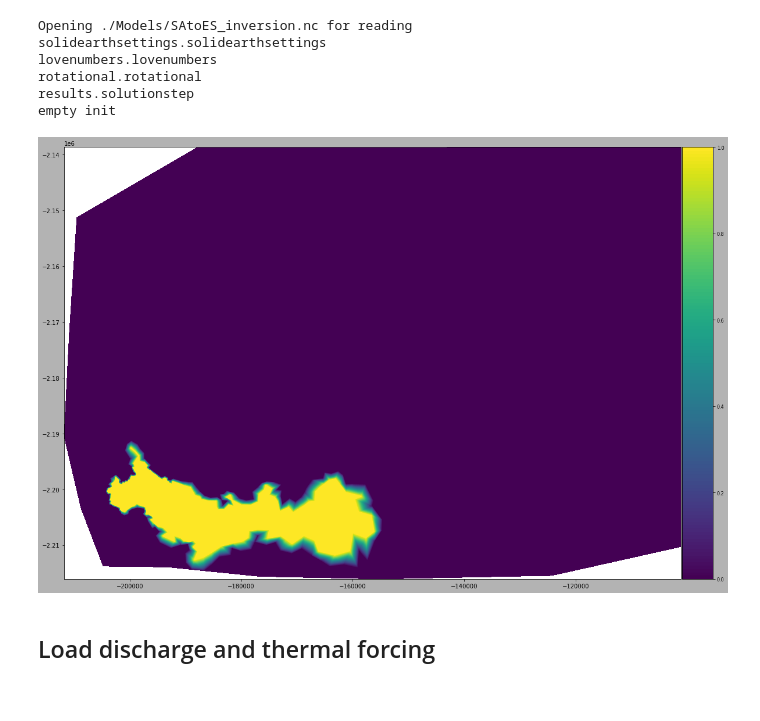
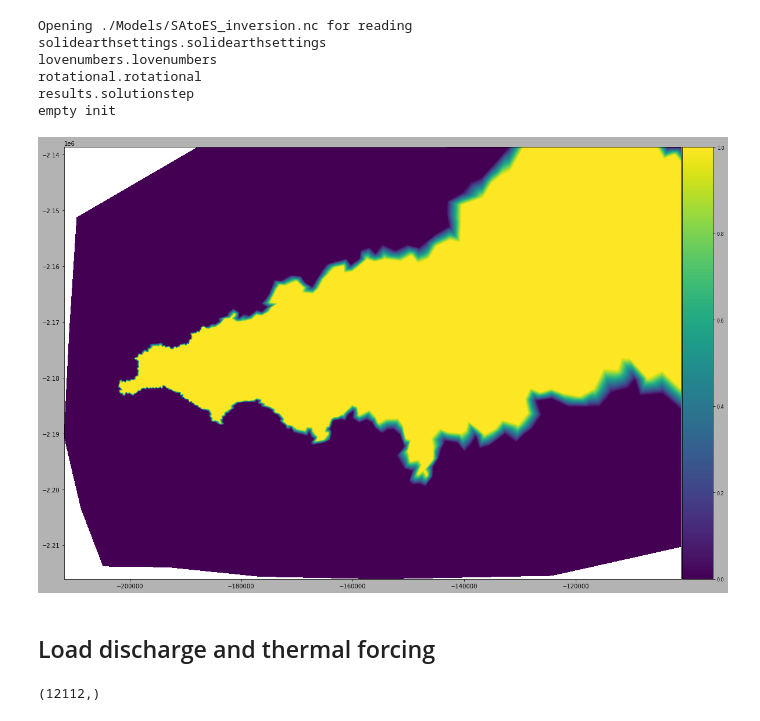
Before and after one commit to dfelikson/GrIS_Outlet_Glacier_Seasonal_dhdt, a Jupyter notebook: basins_on_model_mesh.ipynb, the cells around one changed output. Drawn from its saved outputs; the diff is of its cells as text; code cells hidden in the pictures.

```diff
--- a/basins_on_model_mesh.ipynb
+++ b/basins_on_model_mesh.ipynb
@@ -65,9 +71,11 @@ basins_mesh = basins_array[py.astype(int), px.astype(int)]
 # %%
 basins_mesh[basins_mesh==-9999] = 0
 fig = plt.figure(figsize=(20,20))
-plotmodel(md, 'data', (basins_mesh==90).astype(int)) #, 'edgecolor', 'k') #, 'caxis', [52, 54])
+plotmodel(md, 'data', (basins_mesh==13).astype(int)) #, 'edgecolor', 'k') #, 'caxis', [52, 54])
+# basins_mesh == basin_id
+#md.frontalforcing.thermal = basins_mesh==glacier_id
 # %% [output]
-[figure, old version]
+[figure, new version]
 # %% [markdown]
 ## Load discharge and thermal forcing
 # %%
@@ -90,3 +98,9 @@ TF = glacier0013['EN4']['TF']
 # Discharge
 t = glacier0013['RACMO']['Q']
 Q = glacier0013['RACMO']['Q']
+# %%
+from frontalforcingsrignot import frontalforcingsrignot
+md.frontalforcings = frontalforcingsrignot()
+md.frontalforcings.thermalforcing = np.zeros(md.mesh.numberofvertices)
+# %% [output]
+(12112,)
```
Also changed, not shown: parts of 14 cells of this notebook.
